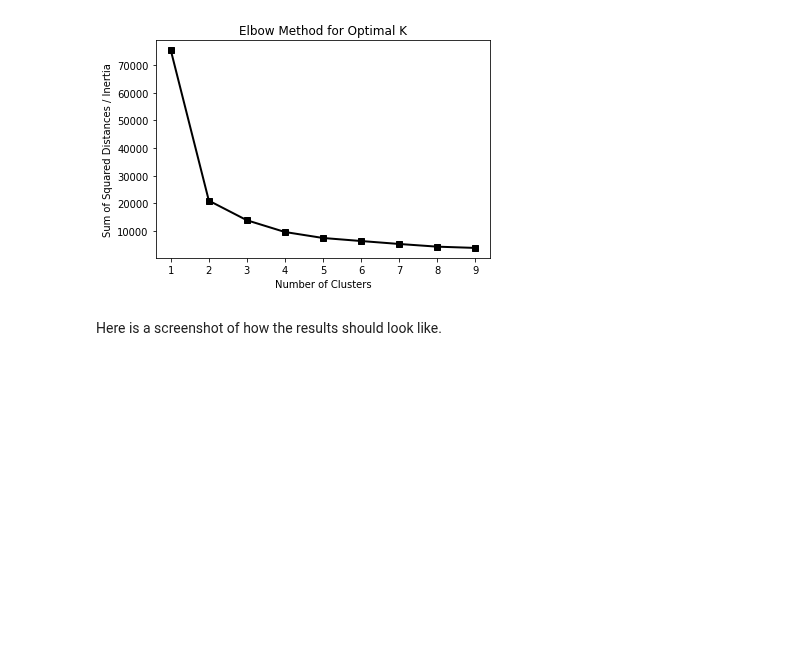
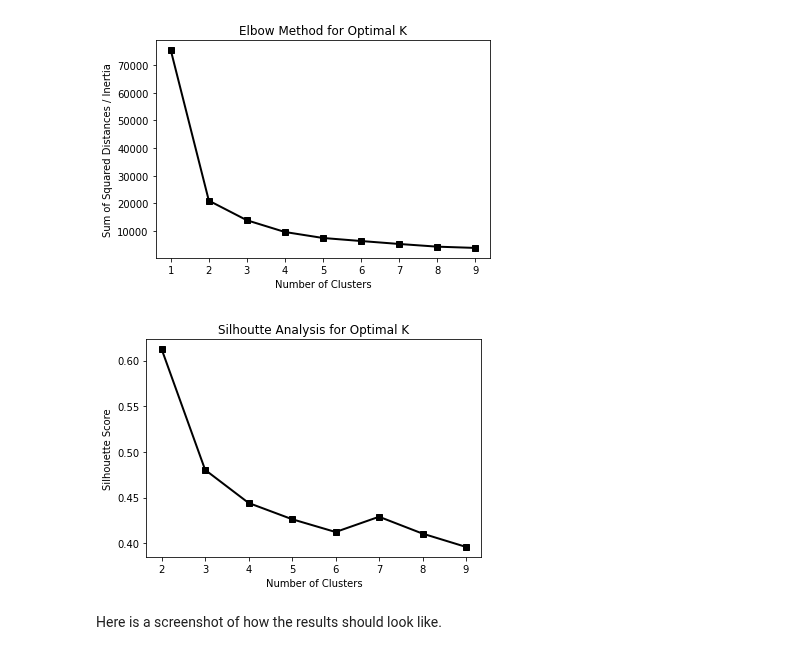
Before and after one commit to mrfabien/2022_Intro_Python, a Jupyter notebook: Exercises/W4_S1.ipynb, the cells around one changed output. Cells and saved outputs as stored; diff of their text form; code cells hidden in the pictures; blank space fills up the shorter version.

```diff
--- a/Exercises/W4_S1.ipynb
+++ b/Exercises/W4_S1.ipynb
@@ -153,11 +170,11 @@ from sklearn._________ import __________________
 # %%
 # Perform silhouette analysis following instructions in the tutorial notebook
-______________ = []
+silhouette_avg = []
 for num_clusters in range(2,10):
   # initialise kmeans
-  ______ = _______(___________)
-  ______.fit(X)
-  cluster_labels = _______.__________
+  kmeans = KMeans(n_clusters=num_clusters)
+  kmeans.fit(X)
+  cluster_labels = kmeans.labels_
 
   # silhouette score
-  _____________.append(silhouette_score(_, ________________))
+  silhouette_avg.append(silhouette_score(X, cluster_labels))
@@ -166,3 +181,12 @@ for num_clusters in range(2,10):
+# %%
+# Plot your silhouette analysis result here.
+plt.plot(range(2,10),silhouette_avg,marker='s',c='k',lw=2)
+plt.xlabel('Number of Clusters')
+plt.ylabel('Silhouette Score')
+plt.title('Silhoutte Analysis for Optimal K')
+plt.show()
+# %% [output]
+[figure, added]
 # %% [markdown]
 Here is a screenshot of how the results should look like.
 # %% [markdown]
```
Also changed, not shown: parts of 20 cells of this notebook.
